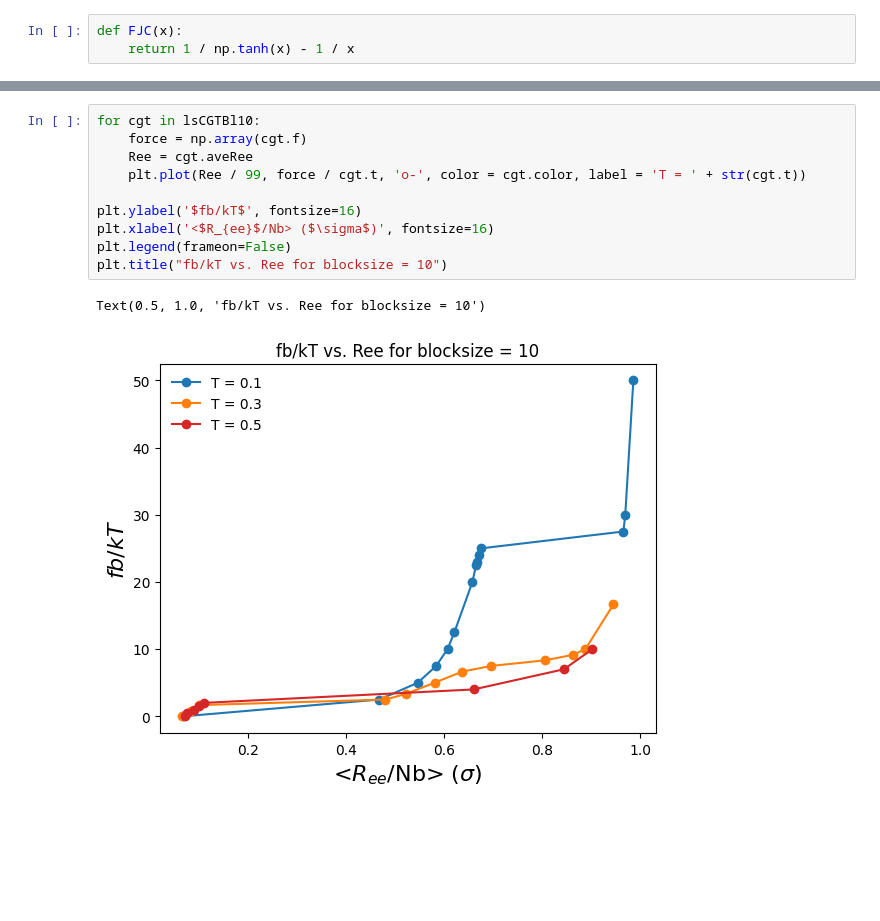
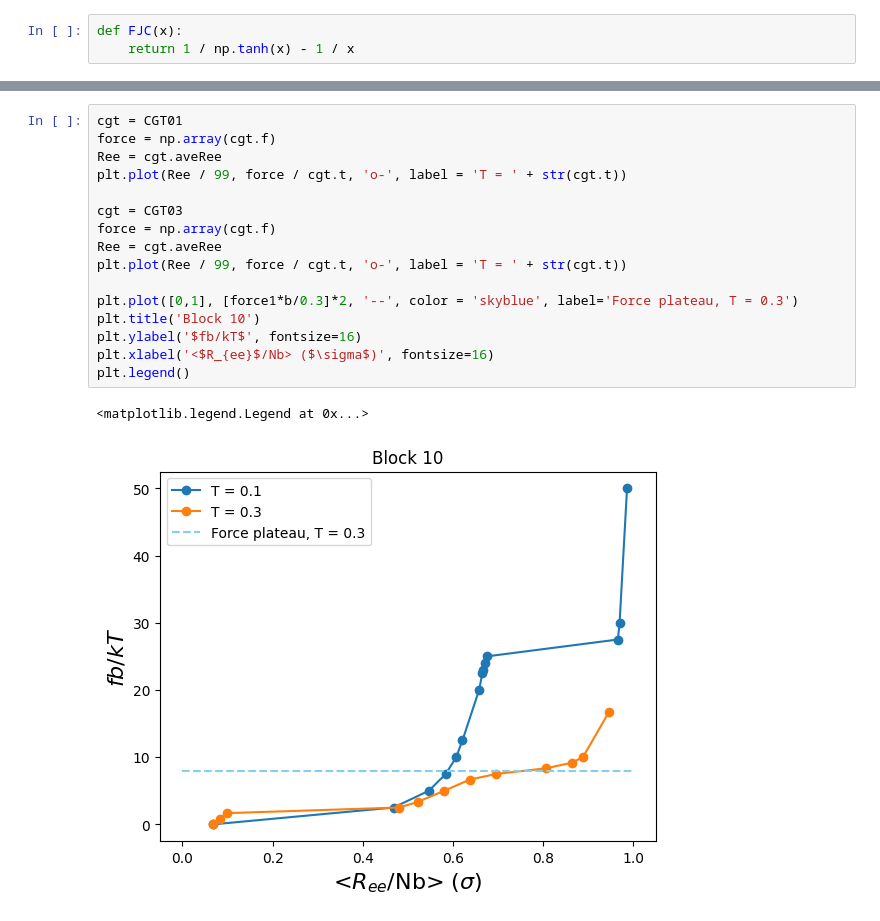
Before and after one commit to VagrantHyp/Code, a Jupyter notebook: Block10.ipynb, the cells around one changed output, grey strips where cells are left out. Drawn from its saved outputs; the diff is of its cells as text; blank space fills up the shorter version.

Commit message:
Changed block 5 and 10 graphs

```diff
--- a/Block10.ipynb
+++ b/Block10.ipynb
@@ -345,13 +344,19 @@ plt.legend()
 # %%
-for cgt in lsCGTBl10:
-    force = np.array(cgt.f)
-    Ree = cgt.aveRee
-    plt.plot(Ree / 99, force / cgt.t, 'o-', color = cgt.color, label = 'T = ' + str(cgt.t))
+cgt = CGT01
+force = np.array(cgt.f)
+Ree = cgt.aveRee
+plt.plot(Ree / 99, force / cgt.t, 'o-', label = 'T = ' + str(cgt.t))
 
+cgt = CGT03
+force = np.array(cgt.f)
+Ree = cgt.aveRee
+plt.plot(Ree / 99, force / cgt.t, 'o-', label = 'T = ' + str(cgt.t))
+
+plt.plot([0,1], [force1*b/0.3]*2, '--', color = 'skyblue', label='Force plateau, T = 0.3')
+plt.title('Block 10')
 plt.ylabel('$fb/kT$', fontsize=16)
 plt.xlabel('<$R_{ee}$/Nb> ($\sigma$)', fontsize=16)
-plt.legend(frameon=False)
-plt.title("fb/kT vs. Ree for blocksize = 10")
+plt.legend()
 # %% [output]
-Text(0.5, 1.0, 'fb/kT vs. Ree for blocksize = 10')
+<matplotlib.legend.Legend at 0x...>
-[figure, old version]
+[figure, new version]
```
Also changed, not shown: parts of 1 cell of this notebook, 1 other file.
